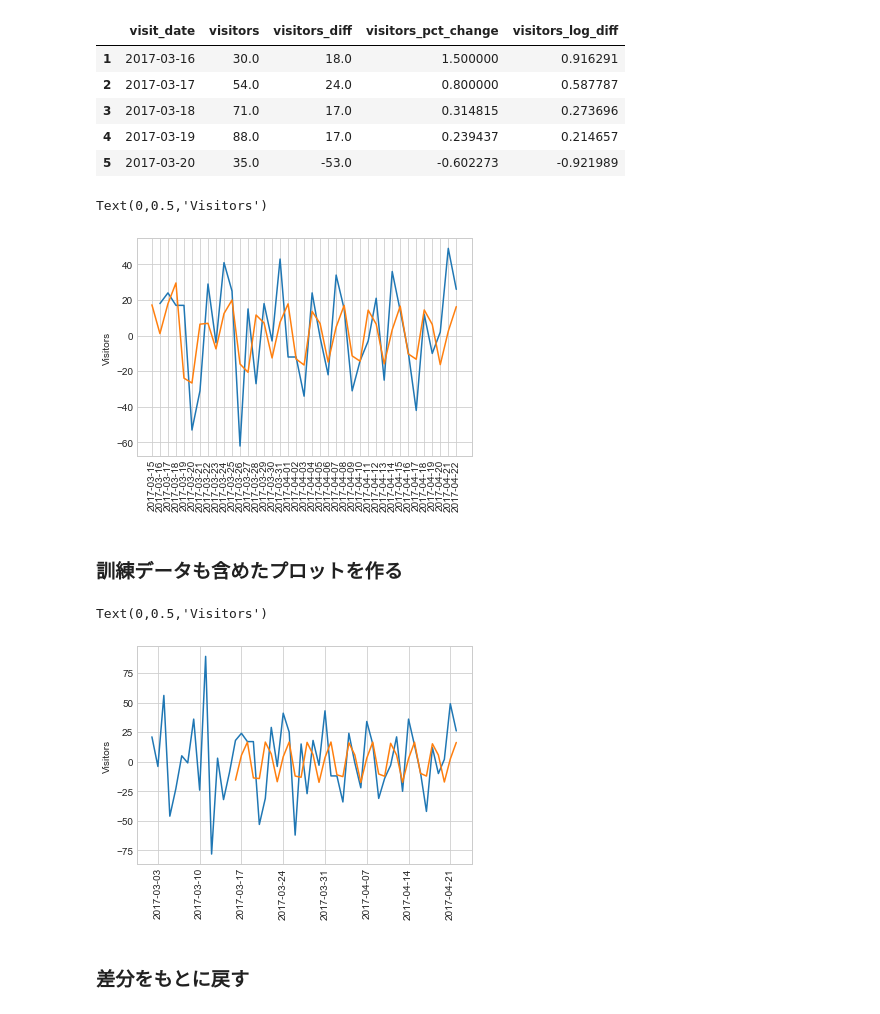
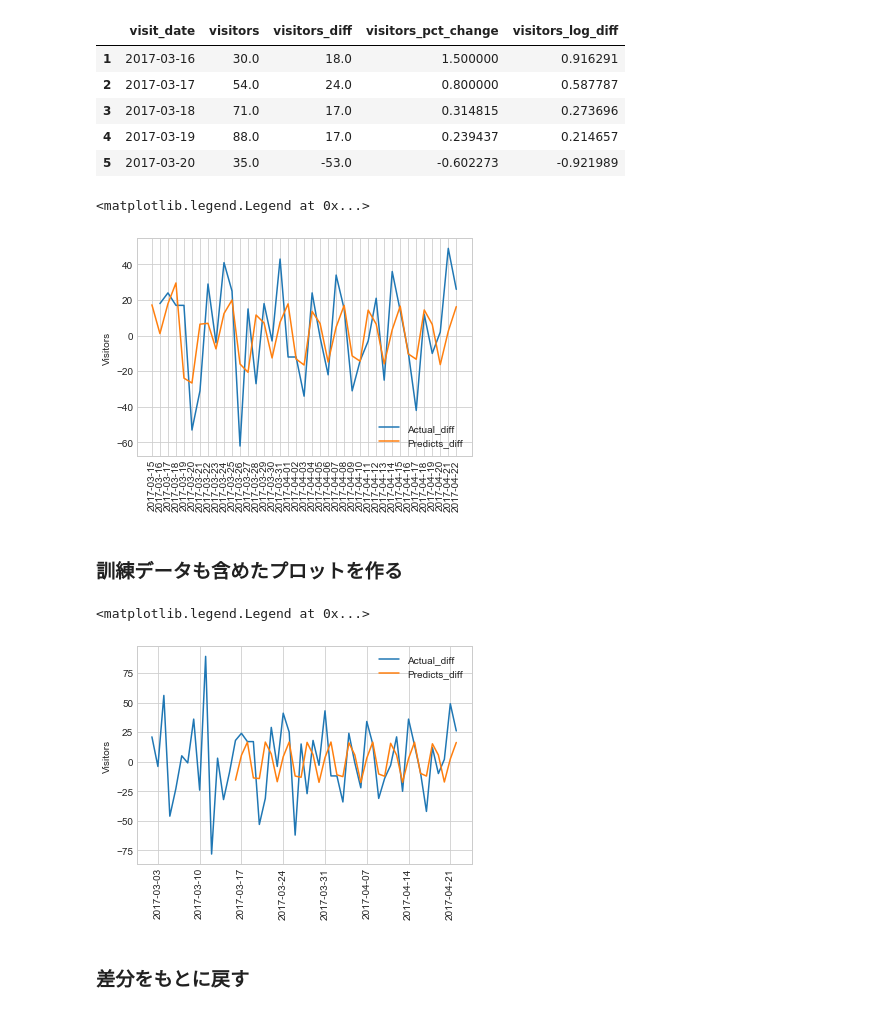
Before and after one commit to recruit-exercise/recruit_exercise, a Jupyter notebook: notebook/predict_arima_prototype.ipynb, the cells around one changed output. Drawn from its saved outputs; the diff is of its cells as text; code cells hidden in the pictures.

```diff
--- a/notebook/predict_arima_prototype.ipynb
+++ b/notebook/predict_arima_prototype.ipynb
@@ -251,13 +251,14 @@ test_data_diffs_dropna.head()
 | 5 | 2017-03-20 | 35.0 | -53.0 | -0.602273 | -0.921989 |
 # %%
 ax = plt.subplot()
-ax.plot(test_data_diffs['visit_date'], test_data_diffs['visitors_diff'], label='Actual')
+ax.plot(test_data_diffs['visit_date'], test_data_diffs['visitors_diff'], label='Actual_diff')
 ax.plot(test_data_diffs['visit_date'], predicts_diff, label='Predicts_diff')
 ax.tick_params(axis='x', rotation=90)
 ax.set_ylabel('Visitors')
+ax.legend()
 # %% [output]
-Text(0,0.5,'Visitors')
+<matplotlib.legend.Legend at 0x...>
-[figure, old version]
+[figure, new version]
 # %% [markdown]
 ### 訓練データも含めたプロットを作る
 # %%
@@ -270,13 +271,14 @@ predicts_large_diff = result.predict(start='2017-03-01', end='2017-04-22', dynam
 predicts_large_diff[:15] = np.NAN
 # %%
 ax = plt.subplot()
-ax.plot(test_data_large_diffs['visit_date'], test_data_large_diffs['visitors_diff'], label='Actual')
+ax.plot(test_data_large_diffs['visit_date'], test_data_large_diffs['visitors_diff'], label='Actual_diff')
 ax.plot(test_data_large_diffs['visit_date'], predicts_large_diff, label='Predicts_diff')
 ax.tick_params(axis='x', rotation=90)
 ax.set_ylabel('Visitors')
+ax.legend()
 # %% [output]
-Text(0,0.5,'Visitors')
+<matplotlib.legend.Legend at 0x...>
-[figure, old version]
+[figure, new version]
 # %% [markdown]
 ### 差分をもとに戻す
 # %% [markdown]
```
Also changed, not shown: parts of 13 cells of this notebook.
